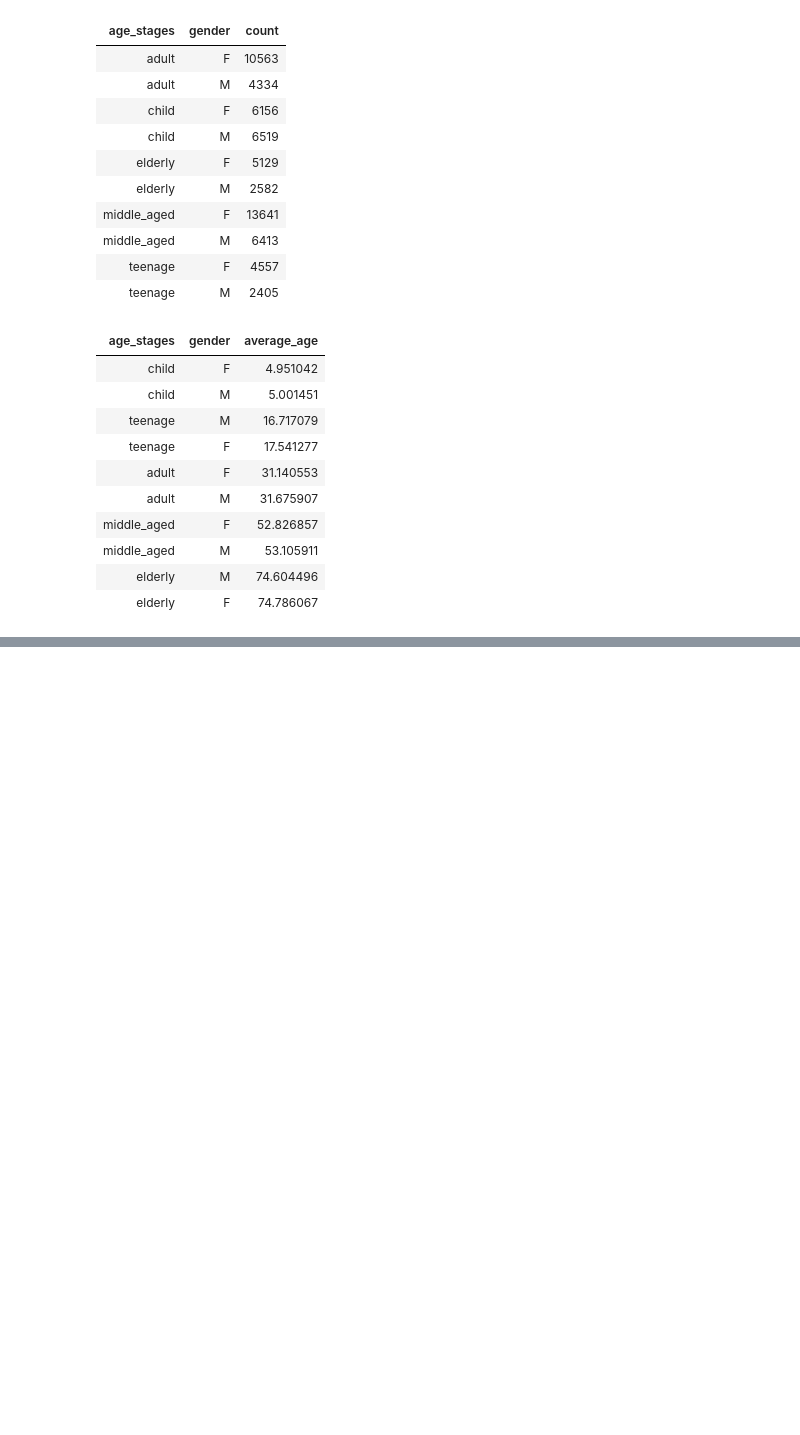
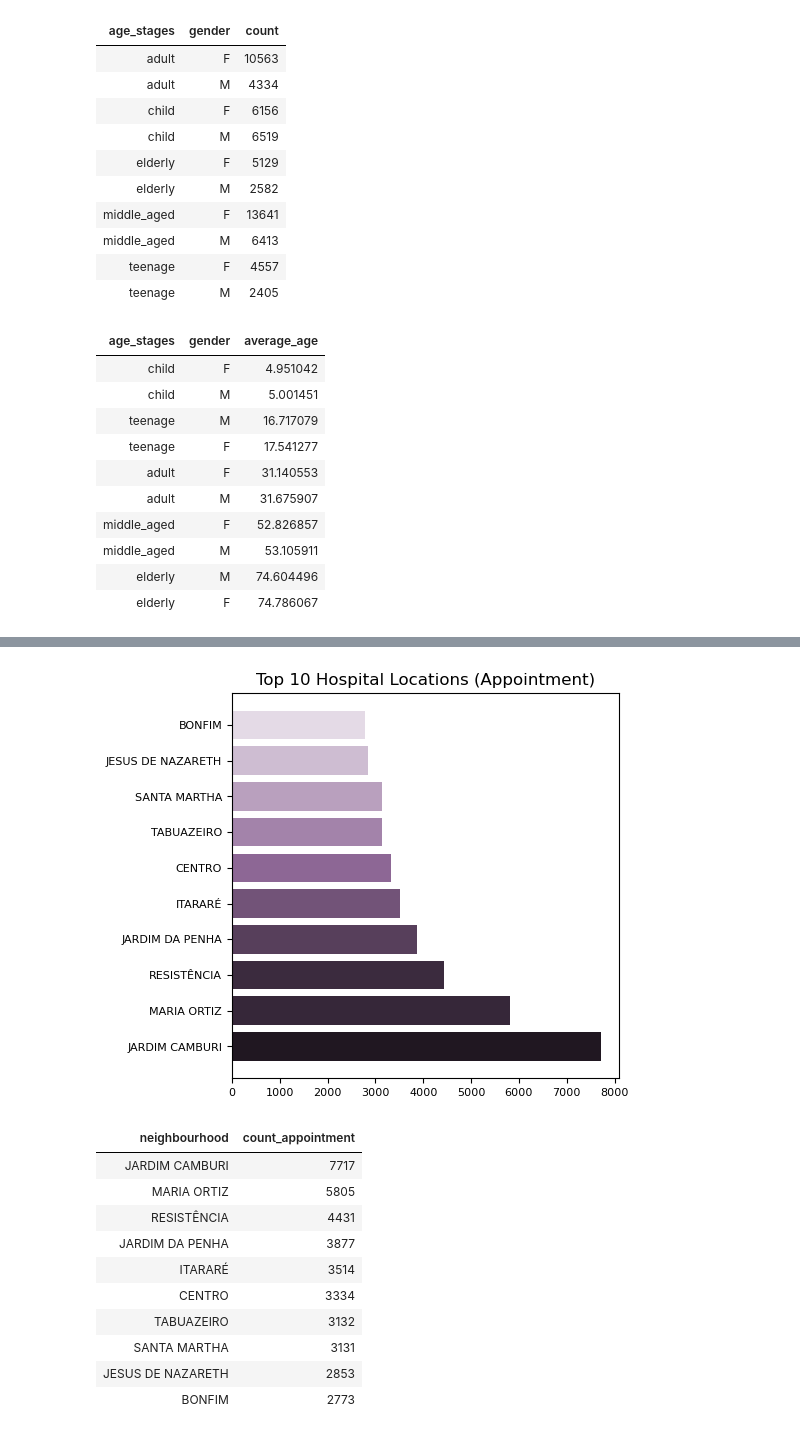
Before and after one commit to hend-a-ghafour/No-Show-Appointments, a Jupyter notebook: no_show_appointments.ipynb, the cells around one changed output, grey strips where cells are left out. Drawn from its saved outputs; the diff is of its cells as text; code cells hidden in the pictures; blank space fills up the shorter version.

```diff
--- a/no_show_appointments.ipynb
+++ b/no_show_appointments.ipynb
@@ -718,0 +620,28 @@ AttributeError: 'DataFrame' object has no attribute 'year'
+# %%
+# Determining the top 10 hospital lacations that had the highest appointment numbers:
+appointment_neibourhood=df.groupby('neighbourhood').appoint_id.count().reset_index().rename(columns={'appoint_id':'count_appointment'})
+
+neighbourhood_a=appointment_neibourhood.sort_values('count_appointment',ascending= False).head(10).neighbourhood.to_list()
+Appoint_count=appointment_neibourhood.sort_values('count_appointment',ascending= False).head(10).count_appointment.to_list()
+plt.subplots(figsize = (5,5))
+plt.barh(neighbourhood_a,Appoint_count,color= ['#201721','#362739','#3b2b3e','#573f5b','#725378','#8d6795','#a383aa','#b9a0be','#cebdd2','#e4dae6'])
+plt.title('Top 10 Hospital Locations (Appointment)', fontsize = 12)
+plt.xticks(fontsize = 8)
+plt.yticks(fontsize = 8)
+plt.show();
+
+top_10_appointment=appointment_neibourhood.sort_values('count_appointment',ascending= False).head(10).style.hide()
+top_10_appointment
+# %% [output]
+[figure, added]
+| neighbourhood | count_appointment |
+| JARDIM CAMBURI | 7717 |
+| MARIA ORTIZ | 5805 |
+| RESISTÊNCIA | 4431 |
+| JARDIM DA PENHA | 3877 |
+| ITARARÉ | 3514 |
+| CENTRO | 3334 |
+| TABUAZEIRO | 3132 |
+| SANTA MARTHA | 3131 |
+| JESUS DE NAZARETH | 2853 |
+| BONFIM | 2773 |
```
Also changed, not shown: parts of 21 cells of this notebook.
